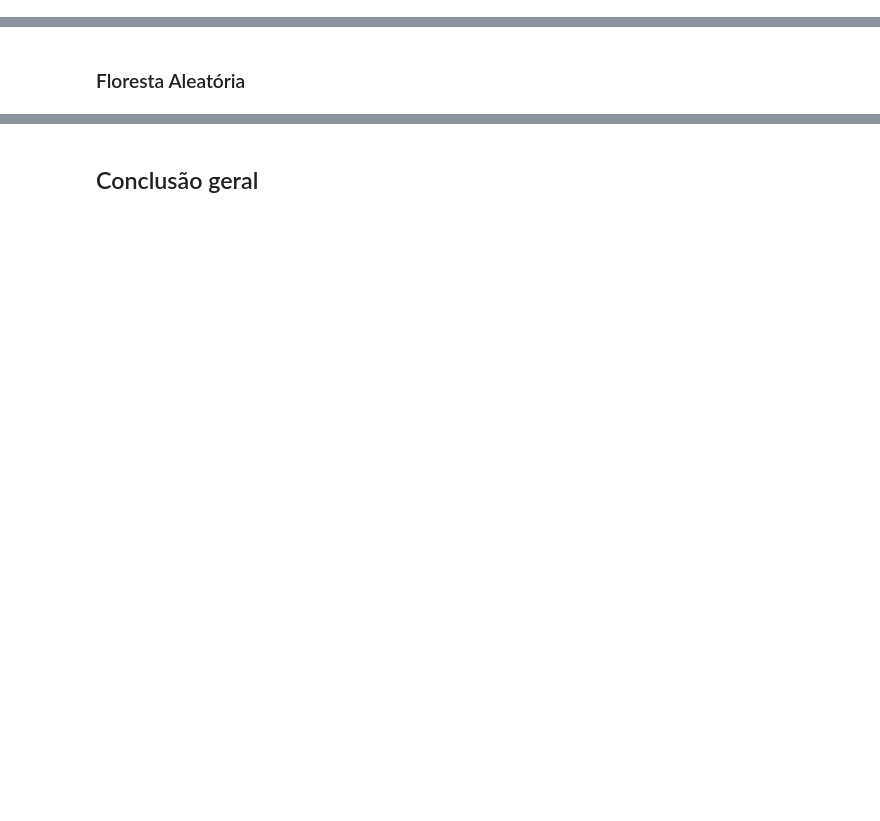
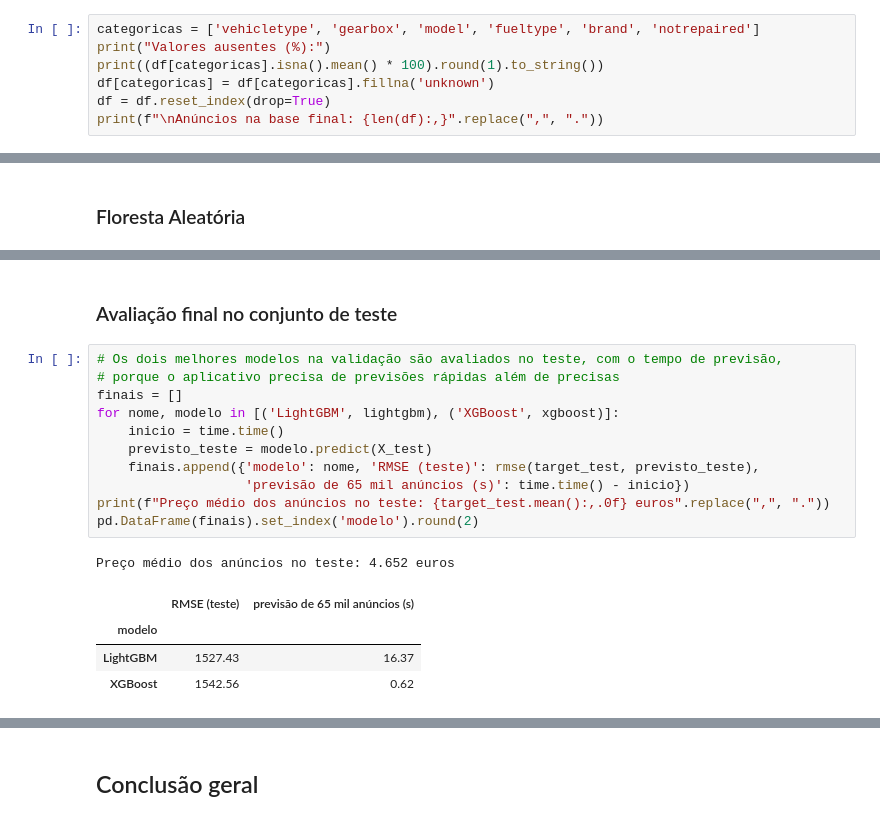
Before and after one commit to gabrieldeoliver1/Projetos, a Jupyter notebook: Projeto_12/12.desenvolvendo_um_modelo_de_aprendizado_de_máquina_para_prever_o_valor_de_mercado_de_um_carro.ipynb, the cells around one changed output, grey strips where cells are left out. Cells and saved outputs as stored; diff of their text form; blank space fills up the shorter version.

```diff
--- a/Projeto_12/12.desenvolvendo_um_modelo_de_aprendizado_de_máquina_para_prever_o_valor_de_mercado_de_um_carro.ipynb
+++ b/Projeto_12/12.desenvolvendo_um_modelo_de_aprendizado_de_máquina_para_prever_o_valor_de_mercado_de_um_carro.ipynb
@@ -656,0 +417,7 @@ Tempo total de execução: 19.9122 segundos
+# %%
+categoricas = ['vehicletype', 'gearbox', 'model', 'fueltype', 'brand', 'notrepaired']
+print("Valores ausentes (%):")
+print((df[categoricas].isna().mean() * 100).round(1).to_string())
+df[categoricas] = df[categoricas].fillna('unknown')
+df = df.reset_index(drop=True)
+print(f"\nAnúncios na base final: {len(df):,}".replace(",", "."))
@@ -833,0 +568,19 @@ Tempo total de execução: 3.5440 segundos
+# %% [markdown]
+### Avaliação final no conjunto de teste
+# %%
+# Os dois melhores modelos na validação são avaliados no teste, com o tempo de previsão,
+# porque o aplicativo precisa de previsões rápidas além de precisas
+finais = []
+for nome, modelo in [('LightGBM', lightgbm), ('XGBoost', xgboost)]:
+    inicio = time.time()
+    previsto_teste = modelo.predict(X_test)
+    finais.append({'modelo': nome, 'RMSE (teste)': rmse(target_test, previsto_teste),
+                   'previsão de 65 mil anúncios (s)': time.time() - inicio})
+print(f"Preço médio dos anúncios no teste: {target_test.mean():,.0f} euros".replace(",", "."))
+pd.DataFrame(finais).set_index('modelo').round(2)
+# %% [output]
+Preço médio dos anúncios no teste: 4.652 euros
+|  | RMSE (teste) | previsão de 65 mil anúncios (s) |
+| modelo |  |  |
+| LightGBM | 1527.43 | 16.37 |
+| XGBoost | 1542.56 | 0.62 |
```
Also changed, not shown: parts of 78 cells of this notebook, 2 other files.
